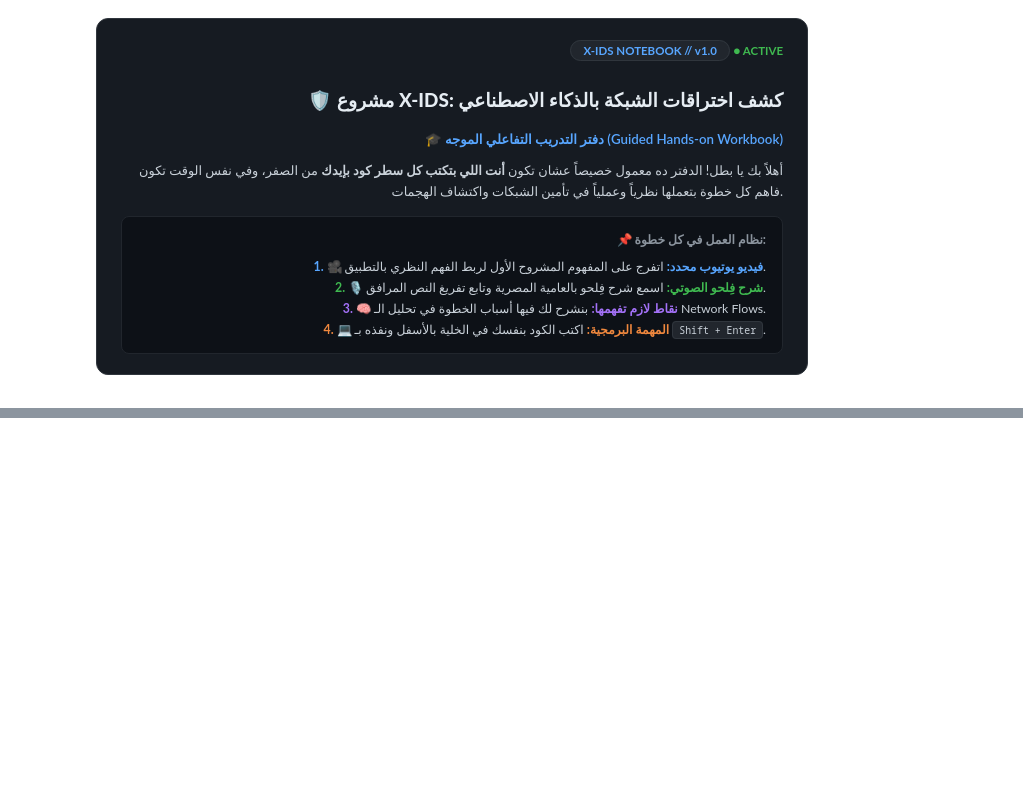
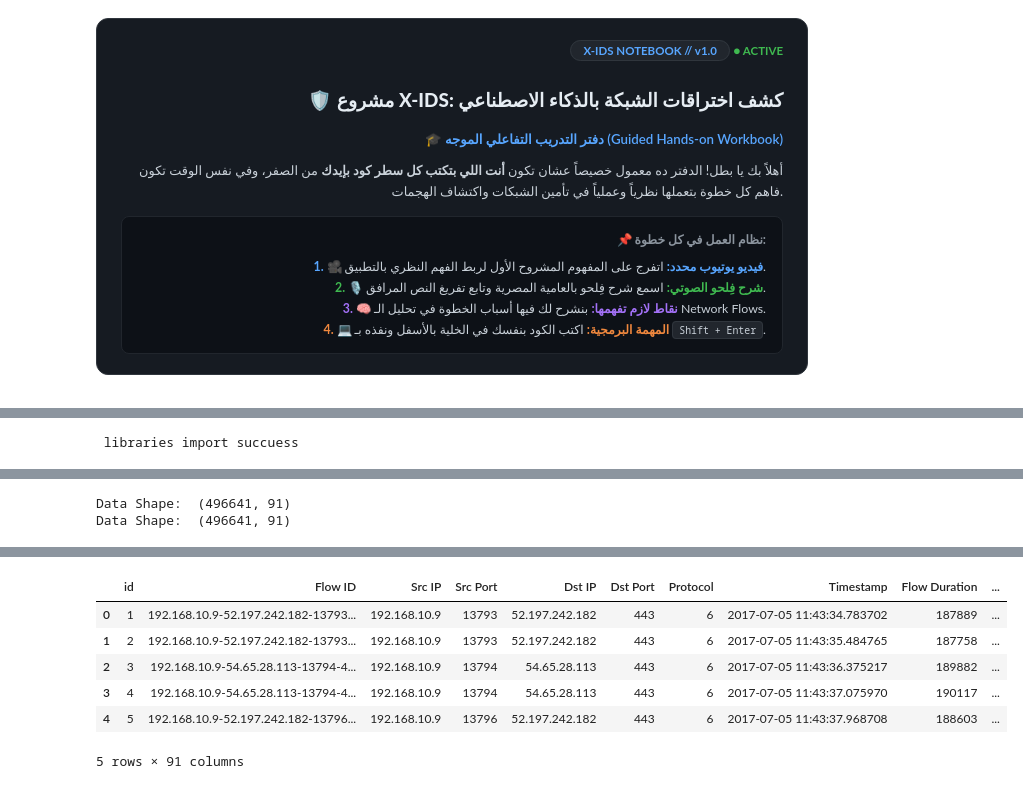
Before and after one commit to Ahmed77khaled/X-IDS-Project, a Jupyter notebook: my_model_training.ipynb, the cells around one changed output, grey strips where cells are left out. Saved outputs shown, nothing was run; the diff lists cells and outputs as text; code cells hidden in the pictures; blank space fills up the shorter version.

```diff
--- a/my_model_training.ipynb
+++ b/my_model_training.ipynb
@@ -173,6 +173,12 @@ print("✅ Libraries imported successfully!")
 # %%
 # [Task 1] Import libraries: pandas, numpy, and matplotlib.pyplot
 import pandas as pd
+import numpy as np
+import matplotlib.pyplot as plt
+
+print(" libraries import succuess")
+# %% [output]
+ libraries import succuess
 # %% [markdown]
 <style>
 .xids-box, .xids-box p, .xids-box span, .xids-box div, .xids-box h1, .xids-box h2, .xids-box h3, .xids-box h4, .xids-box li, .xids-box strong {
@@ -287,6 +293,15 @@ print("Dataset Shape:", df.shape)
 </div>
 # %%
 # [Task 2] Read CSV dataset, strip column whitespace, and print df.shape
+
+df =pd.read_csv("Dataset/CICIDS2017_improved/wednesday.csv")
+
+df.columns =df.columns.str.strip()
+
+print ("Data Shape: ", df.shape)
+# %% [output]
+Data Shape:  (496641, 91)
+Data Shape:  (496641, 91)
 # %% [markdown]
 <style>
 .xids-box, .xids-box p, .xids-box span, .xids-box div, .xids-box h1, .xids-box h2, .xids-box h3, .xids-box h4, .xids-box li, .xids-box strong {
@@ -397,6 +412,15 @@ df.head(5)
 </div>
 # %%
 # [Task 3] Display first 5 rows: df.head(5)
+df.head(5)
+# %% [output]
+|  | id | Flow ID | Src IP | Src Port | Dst IP | Dst Port | Protocol | Timestamp | Flow Duration | ... |
+| 0 | 1 | 192.168.10.9-52.197.242.182-13793... | 192.168.10.9 | 13793 | 52.197.242.182 | 443 | 6 | 2017-07-05 11:43:34.783702 | 187889 | ... |
+| 1 | 2 | 192.168.10.9-52.197.242.182-13793... | 192.168.10.9 | 13793 | 52.197.242.182 | 443 | 6 | 2017-07-05 11:43:35.484765 | 187758 | ... |
+| 2 | 3 | 192.168.10.9-54.65.28.113-13794-4... | 192.168.10.9 | 13794 | 54.65.28.113 | 443 | 6 | 2017-07-05 11:43:36.375217 | 189882 | ... |
+| 3 | 4 | 192.168.10.9-54.65.28.113-13794-4... | 192.168.10.9 | 13794 | 54.65.28.113 | 443 | 6 | 2017-07-05 11:43:37.075970 | 190117 | ... |
+| 4 | 5 | 192.168.10.9-52.197.242.182-13796... | 192.168.10.9 | 13796 | 52.197.242.182 | 443 | 6 | 2017-07-05 11:43:37.968708 | 188603 | ... |
+5 rows × 91 columns
 # %% [markdown]
 <style>
 .xids-box, .xids-box p, .xids-box span, .xids-box div, .xids-box h1, .xids-box h2, .xids-box h3, .xids-box h4, .xids-box li, .xids-box strong {
```
Also changed, not shown: parts of 3 cells of this notebook, 3 other files.
